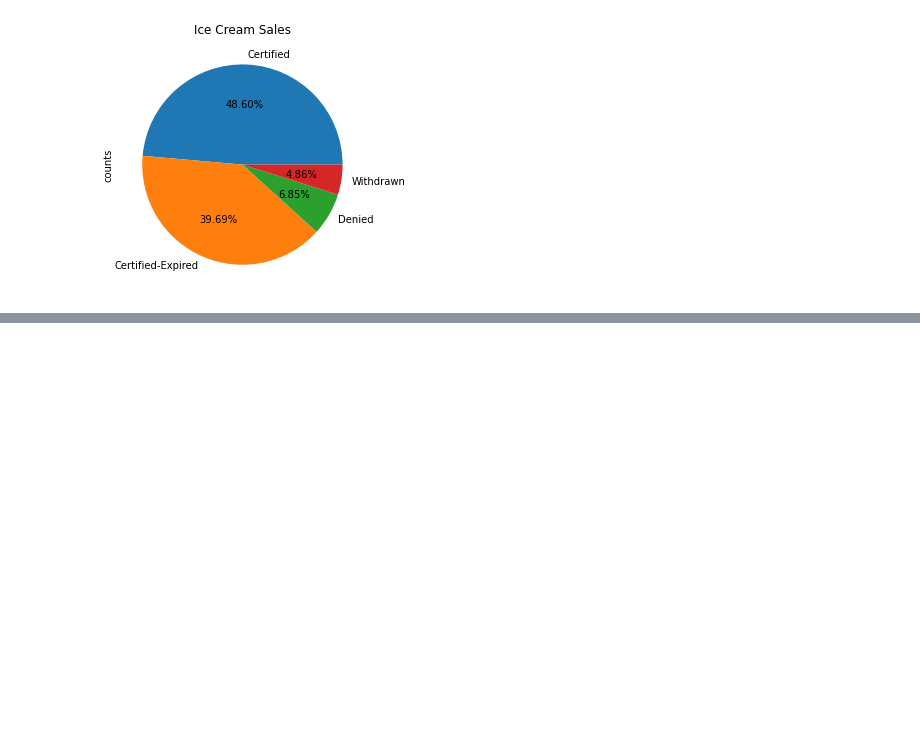
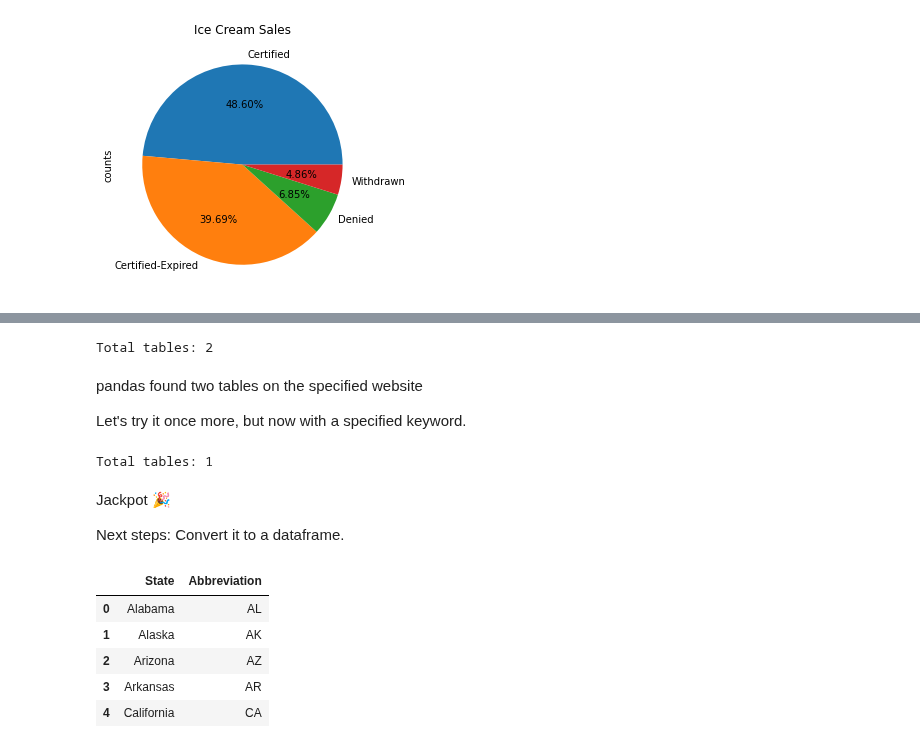
Before and after one commit to andy8001/python_visa, a Jupyter notebook: US Visa.ipynb, the cells around one changed output, grey strips where cells are left out. Drawn from its saved outputs; the diff is of its cells as text; code cells hidden in the pictures; blank space fills up the shorter version.

```diff
--- a/US Visa.ipynb
+++ b/US Visa.ipynb
@@ -179,0 +225,27 @@ plt.show()
+# %%
+print(f'Total tables: {len(table_MN)}')
+# %% [output]
+Total tables: 2
+# %% [markdown]
+pandas found two tables on the specified website
+
+Let's try it once more, but now with a specified keyword.
+# %%
+table_MN = pd.read_html('https://docs.omnisci.com/v4.1.1/3_apdx_states.html', match='Abbreviation')
+print(f'Total tables: {len(table_MN)}')
+# %% [output]
+Total tables: 1
+# %% [markdown]
+Jackpot 🎉
+
+Next steps: Convert it to a dataframe.
+# %%
+states_abbreviations_df = table_MN[0]
+states_abbreviations_df.head()
+# %% [output]
+|  | State | Abbreviation |
+| 0 | Alabama | AL |
+| 1 | Alaska | AK |
+| 2 | Arizona | AZ |
+| 3 | Arkansas | AR |
+| 4 | California | CA |
```
Also changed, not shown: parts of 22 cells of this notebook.
